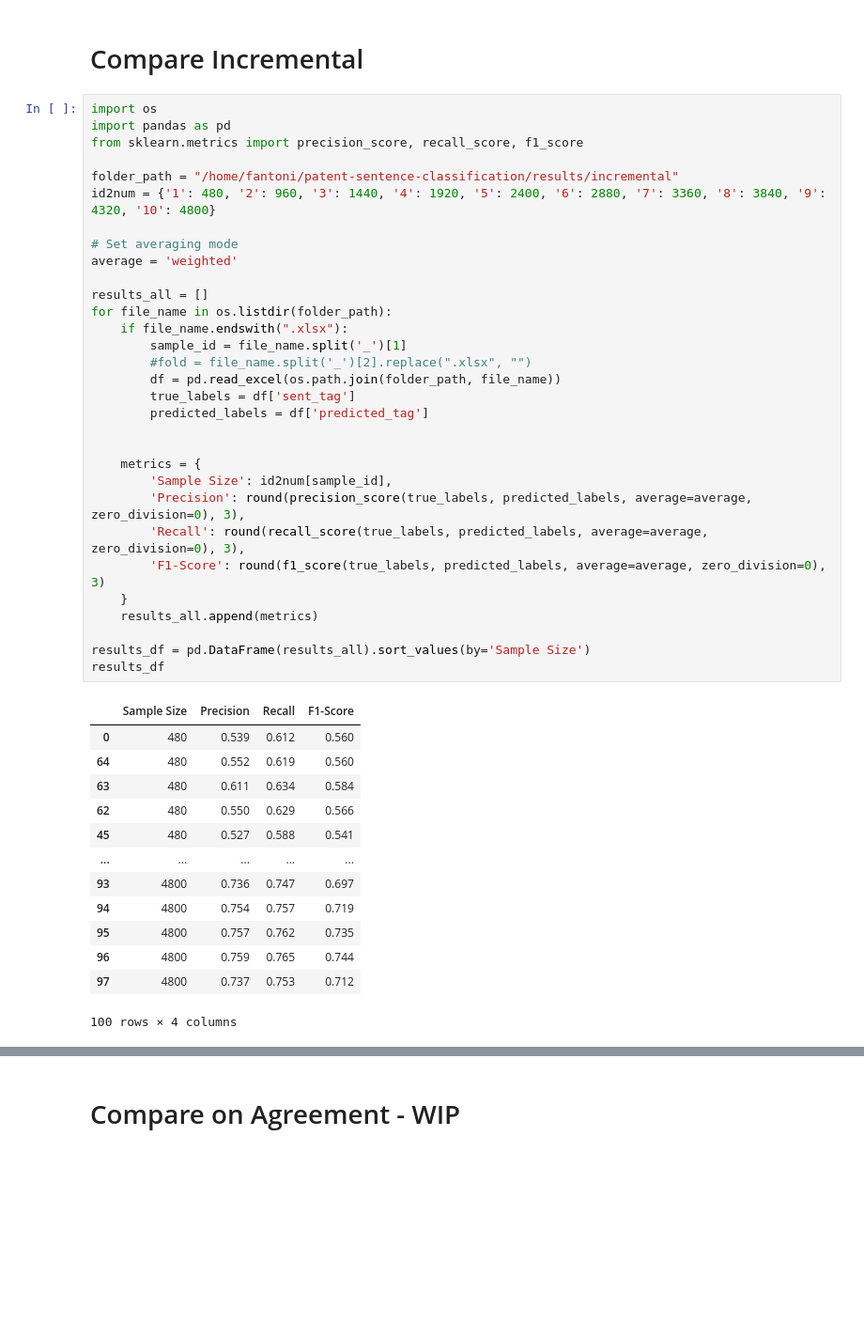
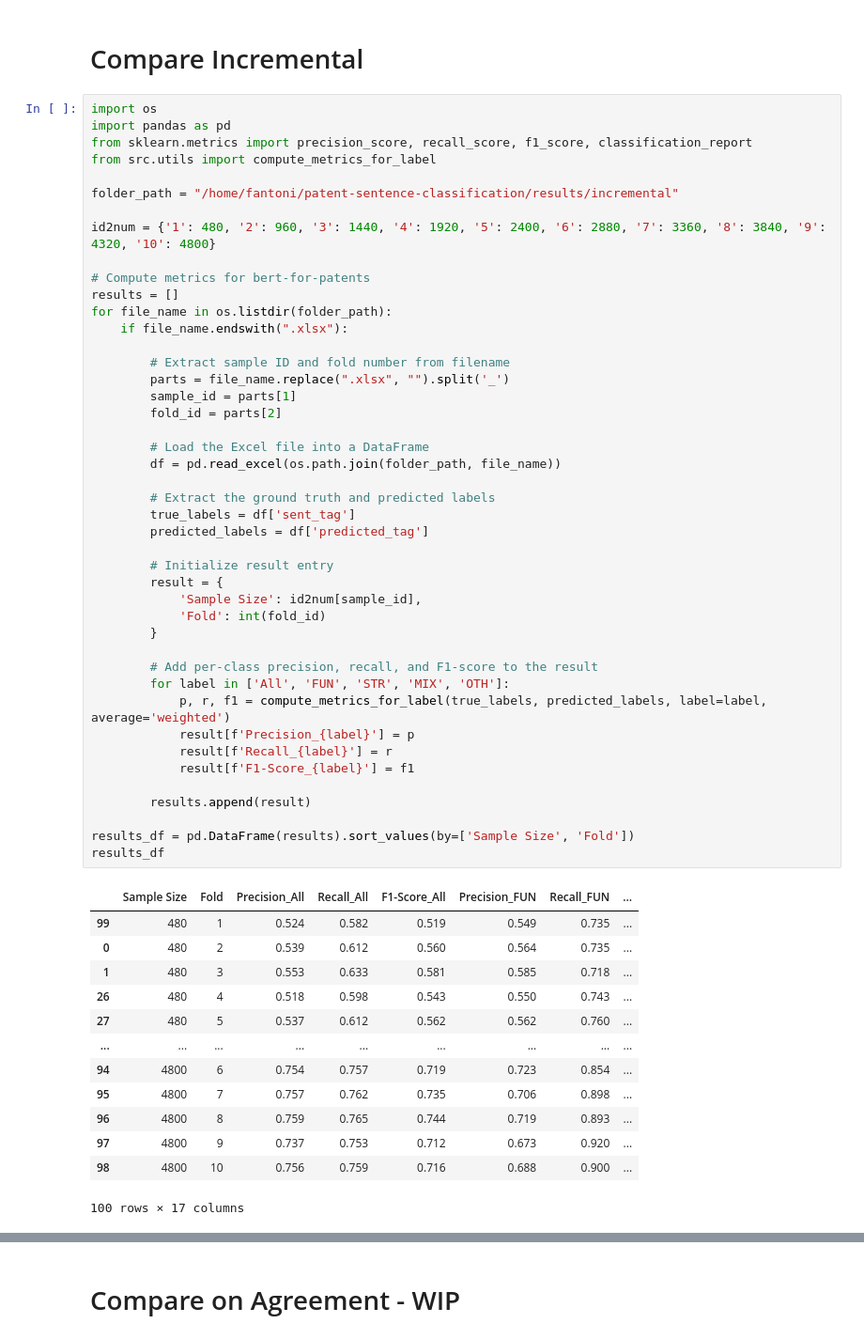
Before and after one commit to Marco-Consoloni/patent-sentence-classification, a Jupyter notebook: evaluate_incremental.ipynb, the cells around one changed output, grey strips where cells are left out. Shown at 94% size. Drawn from its saved outputs; the diff is of its cells as text; blank space fills up the shorter version.

Commit message:
created compute_metrics_for_label() funcion

```diff
--- a/evaluate_incremental.ipynb
+++ b/evaluate_incremental.ipynb
@@ -14,45 +14,58 @@ warnings.filterwarnings('ignore')
 # %%
 import os
 import pandas as pd
-from sklearn.metrics import precision_score, recall_score, f1_score
+from sklearn.metrics import precision_score, recall_score, f1_score, classification_report
+from src.utils import compute_metrics_for_label
 
 folder_path = "/home/fantoni/patent-sentence-classification/results/incremental"
+
 id2num = {'1': 480, '2': 960, '3': 1440, '4': 1920, '5': 2400, '6': 2880, '7': 3360, '8': 3840, '9': 4320, '10': 4800}
 
-# Set averaging mode
-average = 'weighted'
-
-results_all = []
+# Compute metrics for bert-for-patents
+results = []
 for file_name in os.listdir(folder_path):
     if file_name.endswith(".xlsx"):
-        sample_id = file_name.split('_')[1]
-        #fold = file_name.split('_')[2].replace(".xlsx", "")
+
+        # Extract sample ID and fold number from filename
+        parts = file_name.replace(".xlsx", "").split('_')
+        sample_id = parts[1]
+        fold_id = parts[2]
+
+        # Load the Excel file into a DataFrame
         df = pd.read_excel(os.path.join(folder_path, file_name))
+
+        # Extract the ground truth and predicted labels
         true_labels = df['sent_tag']
         predicted_labels = df['predicted_tag']
 
+        # Initialize result entry
+        result = {
+            'Sample Size': id2num[sample_id],
+            'Fold': int(fold_id)
+        }
 
-    metrics = {
-        'Sample Size': id2num[sample_id],
-        'Precision': round(precision_score(true_labels, predicted_labels, average=average, zero_division=0), 3),
-        'Recall': round(recall_score(true_labels, predicted_labels, average=average, zero_division=0), 3),
-        'F1-Score': round(f1_score(true_labels, predicted_labels, average=average, zero_division=0), 3)
-    }
-    results_all.append(metrics)
+        # Add per-class precision, recall, and F1-score to the result
+        for label in ['All', 'FUN', 'STR', 'MIX', 'OTH']:
+            p, r, f1 = compute_metrics_for_label(true_labels, predicted_labels, label=label, average='weighted')
+            result[f'Precision_{label}'] = p
+            result[f'Recall_{label}'] = r
+            result[f'F1-Score_{label}'] = f1
 
-results_df = pd.DataFrame(results_all).sort_values(by='Sample Size')
+        results.append(result)
+
+results_df = pd.DataFrame(results).sort_values(by=['Sample Size', 'Fold'])
 results_df
 # %% [output]
-|  | Sample Size | Precision | Recall | F1-Score |
-| 0 | 480 | 0.539 | 0.612 | 0.560 |
-| 64 | 480 | 0.552 | 0.619 | 0.560 |
-| 63 | 480 | 0.611 | 0.634 | 0.584 |
-| 62 | 480 | 0.550 | 0.629 | 0.566 |
-| 45 | 480 | 0.527 | 0.588 | 0.541 |
-| ... | ... | ... | ... | ... |
-| 93 | 4800 | 0.736 | 0.747 | 0.697 |
-| 94 | 4800 | 0.754 | 0.757 | 0.719 |
-| 95 | 4800 | 0.757 | 0.762 | 0.735 |
-| 96 | 4800 | 0.759 | 0.765 | 0.744 |
-| 97 | 4800 | 0.737 | 0.753 | 0.712 |
+|  | Sample Size | Fold | Precision_All | Recall_All | F1-Score_All | Precision_FUN | Recall_FUN | ... |
+| 99 | 480 | 1 | 0.524 | 0.582 | 0.519 | 0.549 | 0.735 | ... |
+| 0 | 480 | 2 | 0.539 | 0.612 | 0.560 | 0.564 | 0.735 | ... |
+| 1 | 480 | 3 | 0.553 | 0.633 | 0.581 | 0.585 | 0.718 | ... |
+| 26 | 480 | 4 | 0.518 | 0.598 | 0.543 | 0.550 | 0.743 | ... |
+| 27 | 480 | 5 | 0.537 | 0.612 | 0.562 | 0.562 | 0.760 | ... |
+| ... | ... | ... | ... | ... | ... | ... | ... | ... |
+| 94 | 4800 | 6 | 0.754 | 0.757 | 0.719 | 0.723 | 0.854 | ... |
+| 95 | 4800 | 7 | 0.757 | 0.762 | 0.735 | 0.706 | 0.898 | ... |
+| 96 | 4800 | 8 | 0.759 | 0.765 | 0.744 | 0.719 | 0.893 | ... |
+| 97 | 4800 | 9 | 0.737 | 0.753 | 0.712 | 0.673 | 0.920 | ... |
+| 98 | 4800 | 10 | 0.756 | 0.759 | 0.716 | 0.688 | 0.900 | ... |
-100 rows × 4 columns
+100 rows × 17 columns
```
Also changed, not shown: parts of 7 cells of this notebook, 2 other files.
